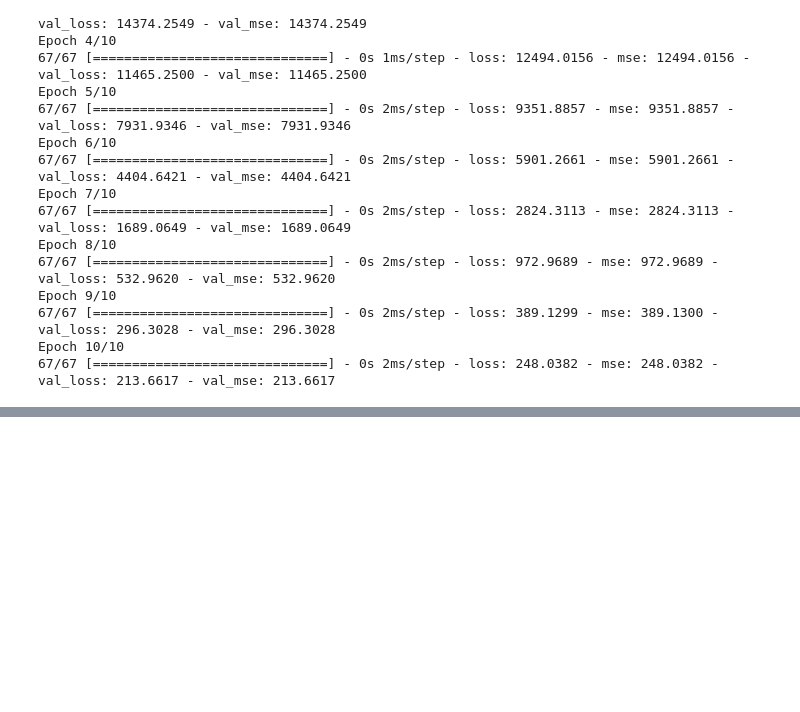
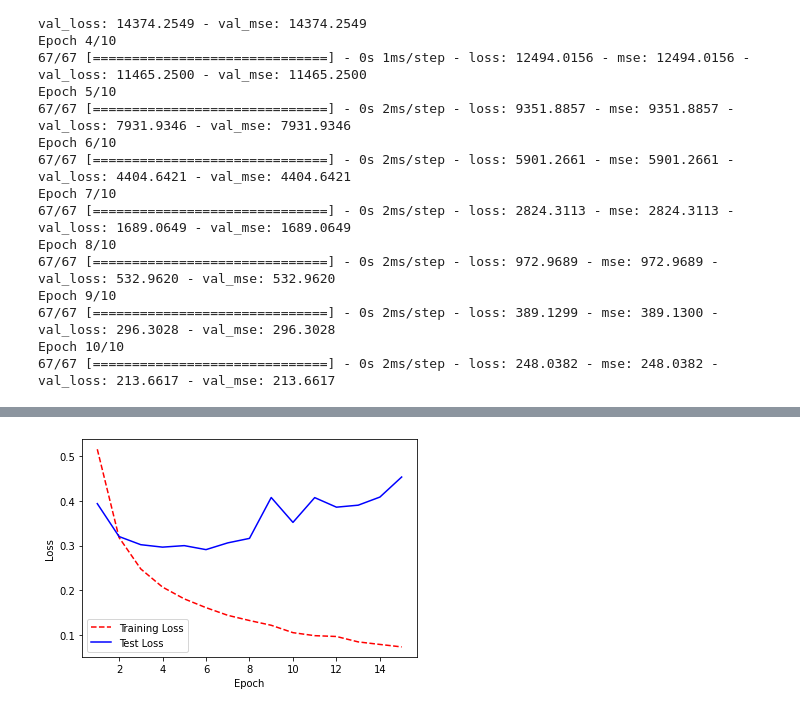
Before and after one commit to enriver/ML-DL, a Jupyter notebook: 파이썬을 활용한 머신러닝 쿡북/ch20_신경망.ipynb, the cells around one changed output, grey strips where cells are left out. Drawn from its saved outputs; the diff is of its cells as text; code cells hidden in the pictures; blank space fills up the shorter version.

```diff
--- a/파이썬을 활용한 머신러닝 쿡북/ch20_신경망.ipynb
+++ b/파이썬을 활용한 머신러닝 쿡북/ch20_신경망.ipynb
@@ -343,0 +441,11 @@ Epoch 10/10
+# %%
+network.compile(loss='binary_crossentropy',
+                optimizer='rmsprop',
+                metrics=['accuracy'])
+# %%
+history=network.fit(features_train,
+                    y_train,
+                    epochs=15,
+                    verbose=1,
+                    batch_size=1000,
+                    validation_data=(features_test, y_test))
@@ -343,0 +470,20 @@ Epoch 10/10
+# %%
+# 훈련손실과 테스트 손실의 기록 저장
+
+training_loss=history.history['loss']
+test_loss=history.history['val_loss']
+# %%
+# 에폭 횟수를 사용해 카운트 객체 생성
+
+epoch_count=range(1, len(training_loss)+1)
+# %%
+# 손실값의 기록 시각화
+
+plt.plot(epoch_count, training_loss, "r--")
+plt.plot(epoch_count, test_loss, "b-")
+plt.legend(['Training Loss','Test Loss'])
+plt.xlabel('Epoch')
+plt.ylabel('Loss')
+plt.show()
+# %% [output]
+[figure, added]
```
Also changed, not shown: parts of 96 cells of this notebook.
